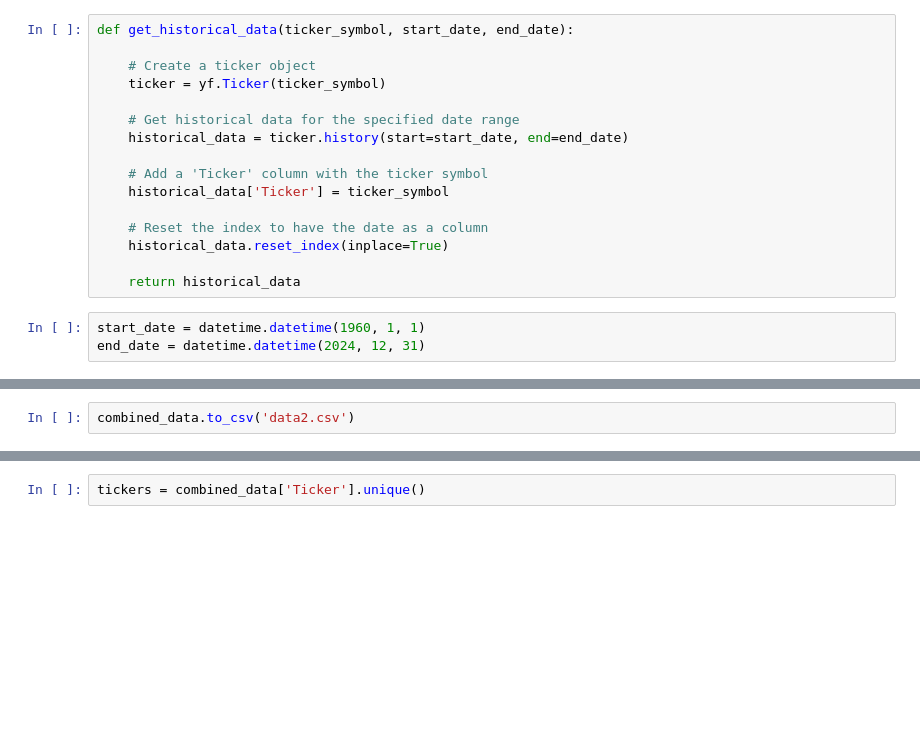
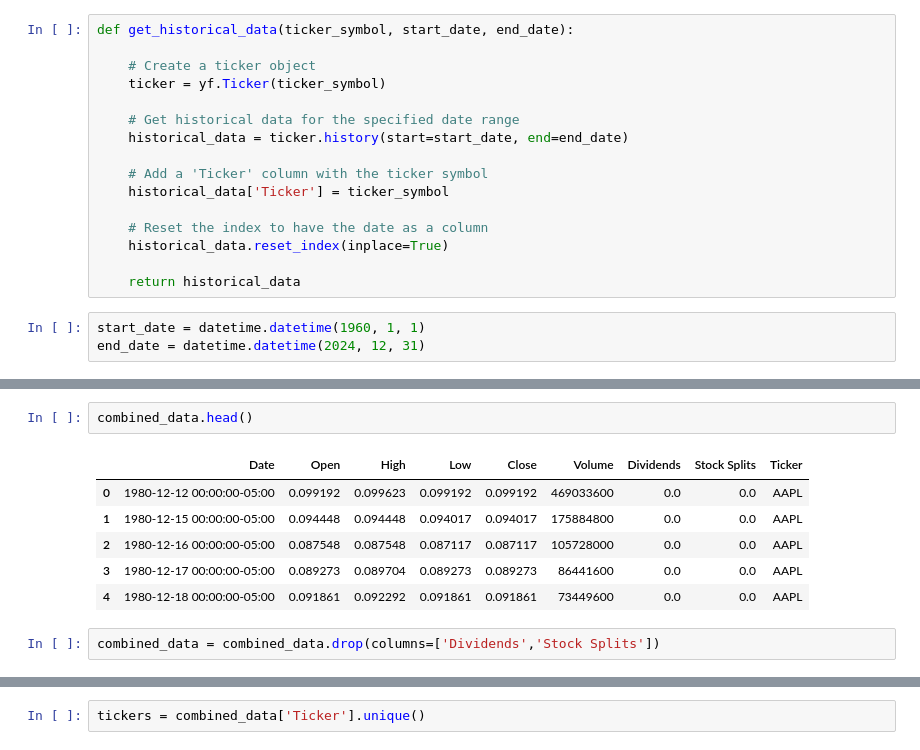
Before and after one commit to matthewyackee/Group_1_Final_Project, a Jupyter notebook: Project4.ipynb, the cells around one changed output, grey strips where cells are left out. Saved outputs shown, nothing was run; the diff lists cells and outputs as text; blank space fills up the shorter version.

```diff
--- a/Project4.ipynb
+++ b/Project4.ipynb
@@ -58,2 +61,11 @@ combined_data
-# %%
-combined_data.to_csv('data2.csv')
+# %%
+combined_data.head()
+# %% [output]
+|  | Date | Open | High | Low | Close | Volume | Dividends | Stock Splits | Ticker |
+| 0 | 1980-12-12 00:00:00-05:00 | 0.099192 | 0.099623 | 0.099192 | 0.099192 | 469033600 | 0.0 | 0.0 | AAPL |
+| 1 | 1980-12-15 00:00:00-05:00 | 0.094448 | 0.094448 | 0.094017 | 0.094017 | 175884800 | 0.0 | 0.0 | AAPL |
+| 2 | 1980-12-16 00:00:00-05:00 | 0.087548 | 0.087548 | 0.087117 | 0.087117 | 105728000 | 0.0 | 0.0 | AAPL |
+| 3 | 1980-12-17 00:00:00-05:00 | 0.089273 | 0.089704 | 0.089273 | 0.089273 | 86441600 | 0.0 | 0.0 | AAPL |
+| 4 | 1980-12-18 00:00:00-05:00 | 0.091861 | 0.092292 | 0.091861 | 0.091861 | 73449600 | 0.0 | 0.0 | AAPL |
+# %%
+combined_data = combined_data.drop(columns=['Dividends','Stock Splits'])
```
Also changed, not shown: parts of 10 cells of this notebook.
